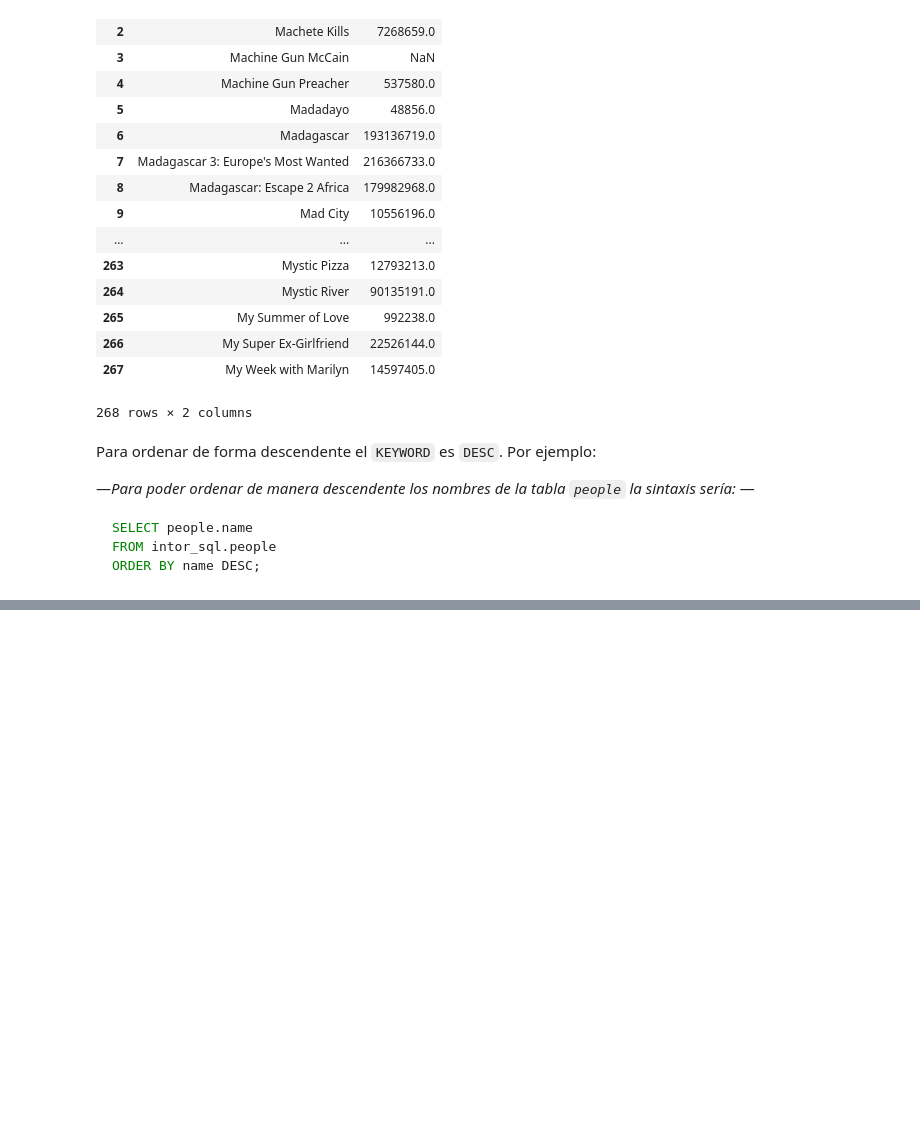
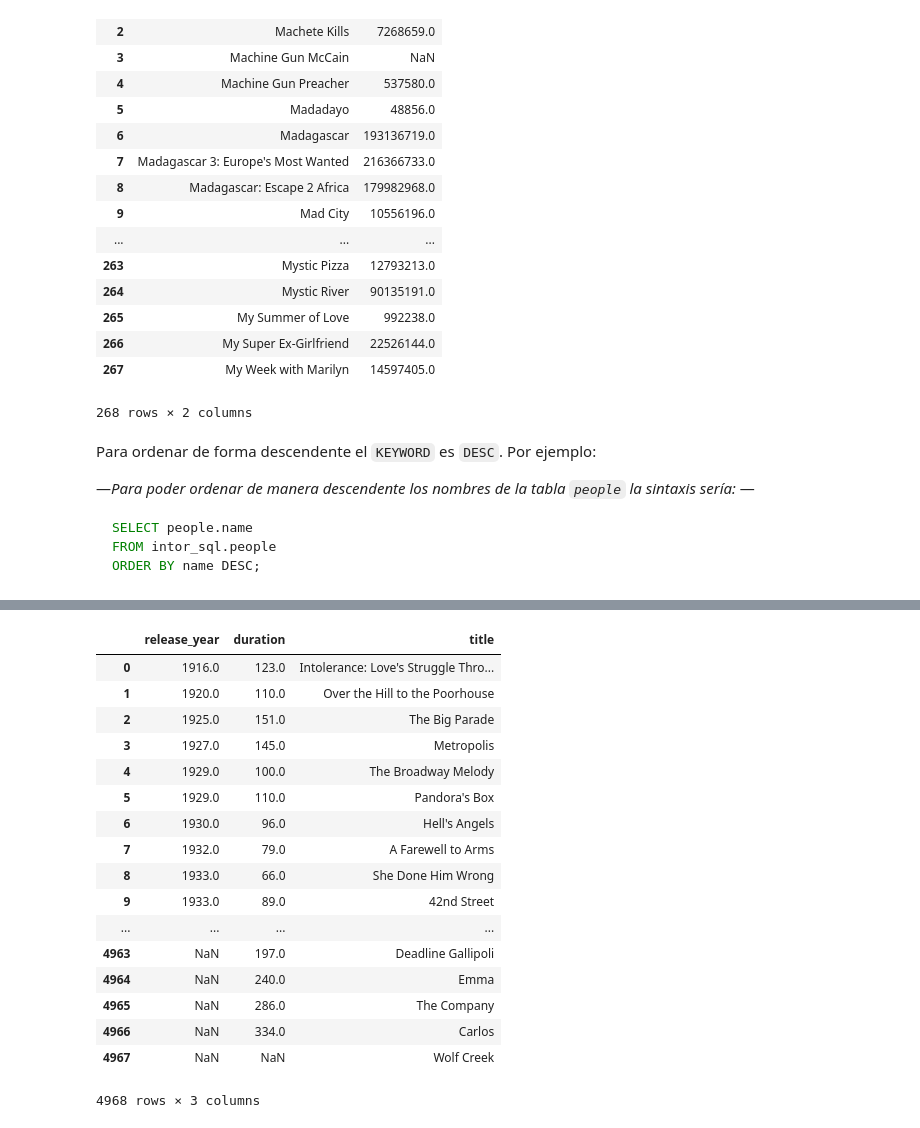
Before and after one commit to gisosdeb/sql_data_analysis, a Jupyter notebook: intro_to_sql_for_data_science/intro_to_sql_for_data_science_part5.ipynb, the cells around one changed output, grey strips where cells are left out. Drawn from its saved outputs; the diff is of its cells as text; code cells hidden in the pictures; blank space fills up the shorter version.

Commit message:
Recent commit olivino 281019 01:10

```diff
--- a/intro_to_sql_for_data_science/intro_to_sql_for_data_science_part5.ipynb
+++ b/intro_to_sql_for_data_science/intro_to_sql_for_data_science_part5.ipynb
@@ -151,0 +202,30 @@ ORDER BY name DESC;
+# %%
+cur = conn.cursor(cursor_factory=psycopg2.extras.DictCursor)
+cur.execute(
+    """
+    SELECT films.release_year, films.duration, films.title FROM intro_sql.films ORDER BY release_year, duration ;
+    """
+)
+data = cur.fetchall()
+conn.commit()
+cur.close()
+pd.DataFrame([i.copy() for i in data])
+# %% [output]
+|  | release_year | duration | title |
+| 0 | 1916.0 | 123.0 | Intolerance: Love's Struggle Thro... |
+| 1 | 1920.0 | 110.0 | Over the Hill to the Poorhouse |
+| 2 | 1925.0 | 151.0 | The Big Parade |
+| 3 | 1927.0 | 145.0 | Metropolis |
+| 4 | 1929.0 | 100.0 | The Broadway Melody |
+| 5 | 1929.0 | 110.0 | Pandora's Box |
+| 6 | 1930.0 | 96.0 | Hell's Angels |
+| 7 | 1932.0 | 79.0 | A Farewell to Arms |
+| 8 | 1933.0 | 66.0 | She Done Him Wrong |
+| 9 | 1933.0 | 89.0 | 42nd Street |
+| ... | ... | ... | ... |
+| 4963 | NaN | 197.0 | Deadline Gallipoli |
+| 4964 | NaN | 240.0 | Emma |
+| 4965 | NaN | 286.0 | The Company |
+| 4966 | NaN | 334.0 | Carlos |
+| 4967 | NaN | NaN | Wolf Creek |
+4968 rows × 3 columns
```
Also changed, not shown: parts of 20 cells of this notebook.
